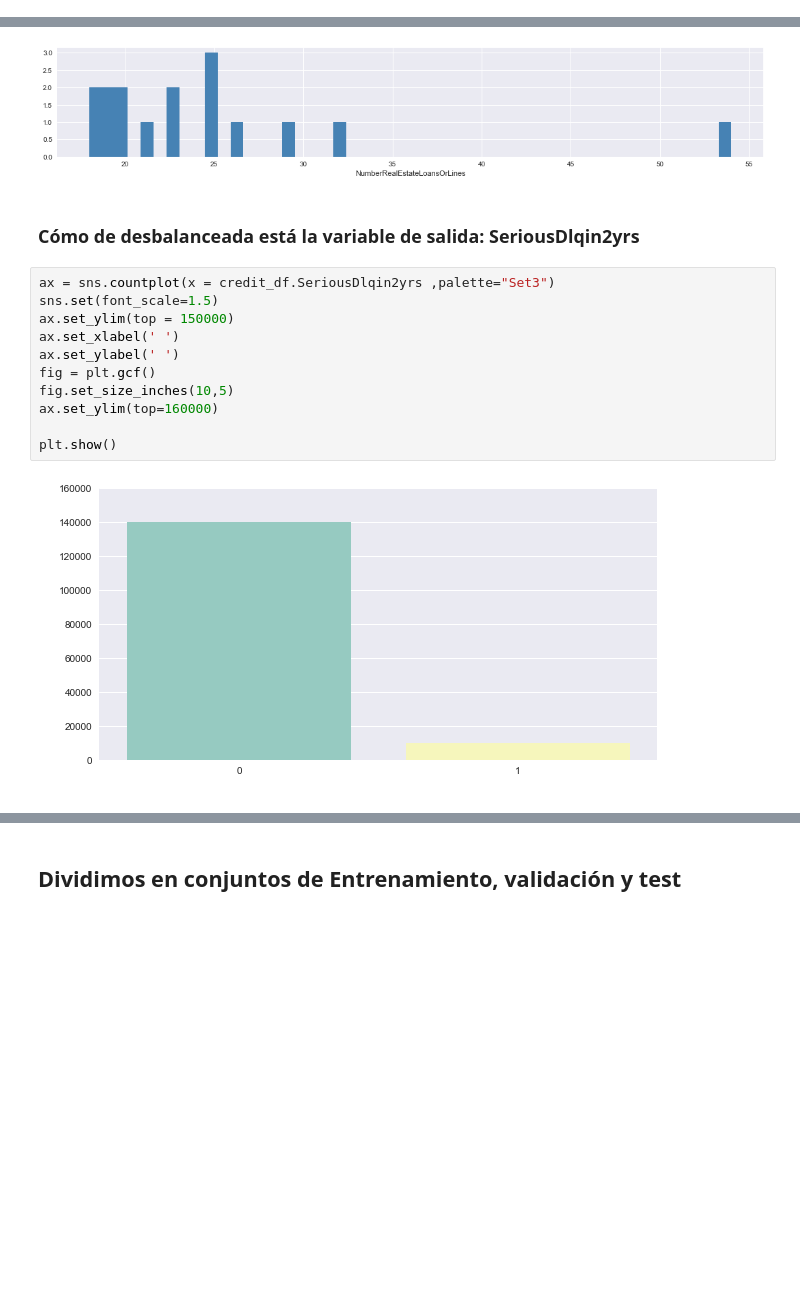
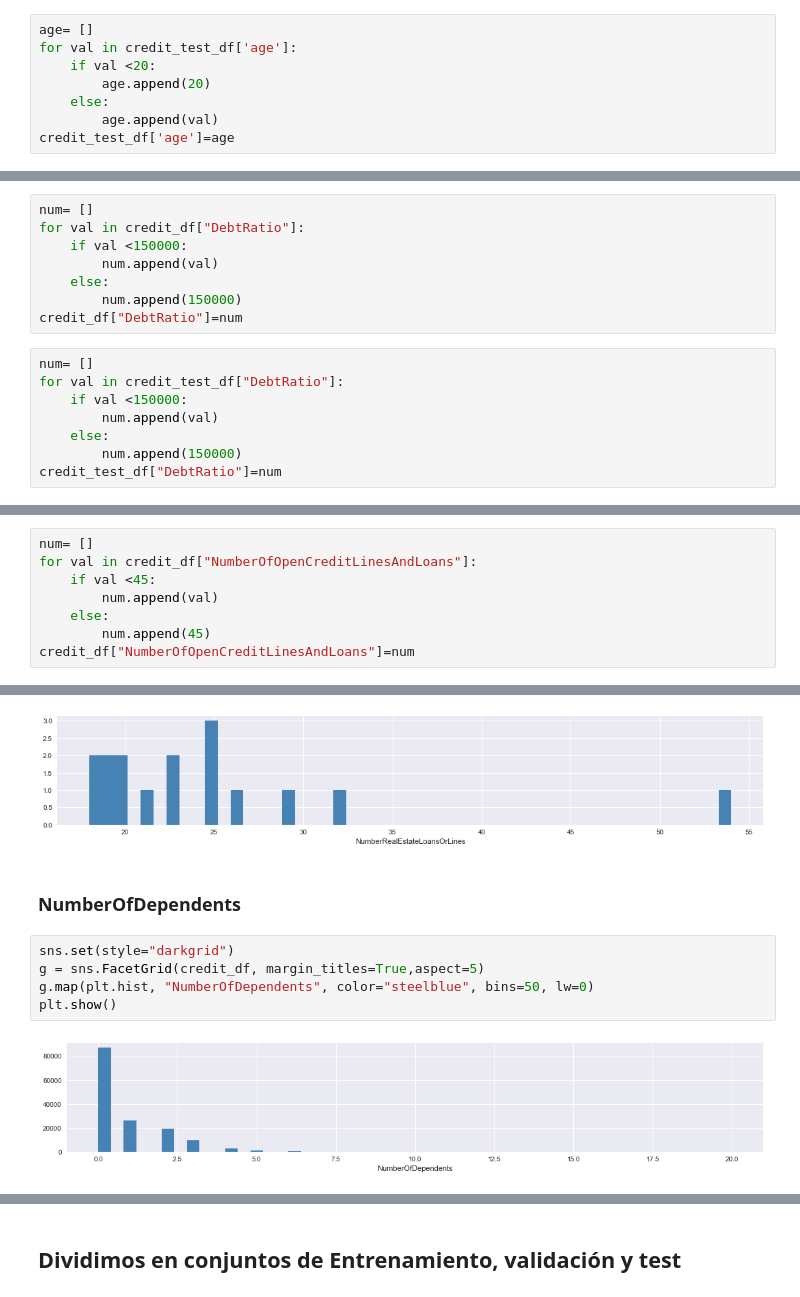
Before and after one commit to daorti/GiveMeSomeCredit, a Jupyter notebook: Python Notebooks/Give me some Credit.ipynb, the cells around one changed output, grey strips where cells are left out. Saved outputs shown, nothing was run; the diff lists cells and outputs as text; blank space fills up the shorter version.

```diff
--- a/Python Notebooks/Give me some Credit.ipynb
+++ b/Python Notebooks/Give me some Credit.ipynb
@@ -236,3 +236,11 @@ credit_df['RevolvingUtilizationOfUnsecuredLines']=age
+# %%
+age= []
+for val in credit_test_df['age']:
+    if val <20:
+        age.append(20)
+    else:
+        age.append(val)
+credit_test_df['age']=age
 # %% [markdown]
 ### DebtRatio
 # %%
@@ -242,6 +250,22 @@ g.map(plt.hist, "DebtRatio", color="steelblue", bins=50, lw=0)
 plt.show()
 # %% [output]
 [figure]
+# %%
+num= []
+for val in credit_df["DebtRatio"]:
+    if val <150000:
+        num.append(val)
+    else:
+        num.append(150000)
+credit_df["DebtRatio"]=num
+# %%
+num= []
+for val in credit_test_df["DebtRatio"]:
+    if val <150000:
+        num.append(val)
+    else:
+        num.append(150000)
+credit_test_df["DebtRatio"]=num
 # %% [markdown]
 ### NumberOfOpenCreditLinesAndLoans
 # %%
@@ -251,3 +275,11 @@ g.map(plt.hist, "NumberOfOpenCreditLinesAndLoans", color="steelblue", bins=50, l
 plt.show()
 # %% [output]
 [figure]
+# %%
+num= []
+for val in credit_df["NumberOfOpenCreditLinesAndLoans"]:
+    if val <45:
+        num.append(val)
+    else:
+        num.append(45)
+credit_df["NumberOfOpenCreditLinesAndLoans"]=num
@@ -260,18 +300,12 @@ g.map(plt.hist, "NumberRealEstateLoansOrLines", color="steelblue", bins=50, lw=0
 plt.show()
 # %% [output]
 [figure]
-# %% [markdown]
-### Cómo de desbalanceada está la variable de salida: SeriousDlqin2yrs
-# %%
-ax = sns.countplot(x = credit_df.SeriousDlqin2yrs ,palette="Set3")
-sns.set(font_scale=1.5)
-ax.set_ylim(top = 150000)
-ax.set_xlabel(' ')
-ax.set_ylabel(' ')
-fig = plt.gcf()
-fig.set_size_inches(10,5)
-ax.set_ylim(top=160000)
-
-plt.show()
-# %% [output]
-[figure, removed]
+# %% [markdown]
+### NumberOfDependents
+# %%
+sns.set(style="darkgrid")
+g = sns.FacetGrid(credit_df, margin_titles=True,aspect=5)
+g.map(plt.hist, "NumberOfDependents", color="steelblue", bins=50, lw=0)
+plt.show()
+# %% [output]
+[figure, added]
```
Also changed, not shown: parts of 85 cells of this notebook, 6 other files.
